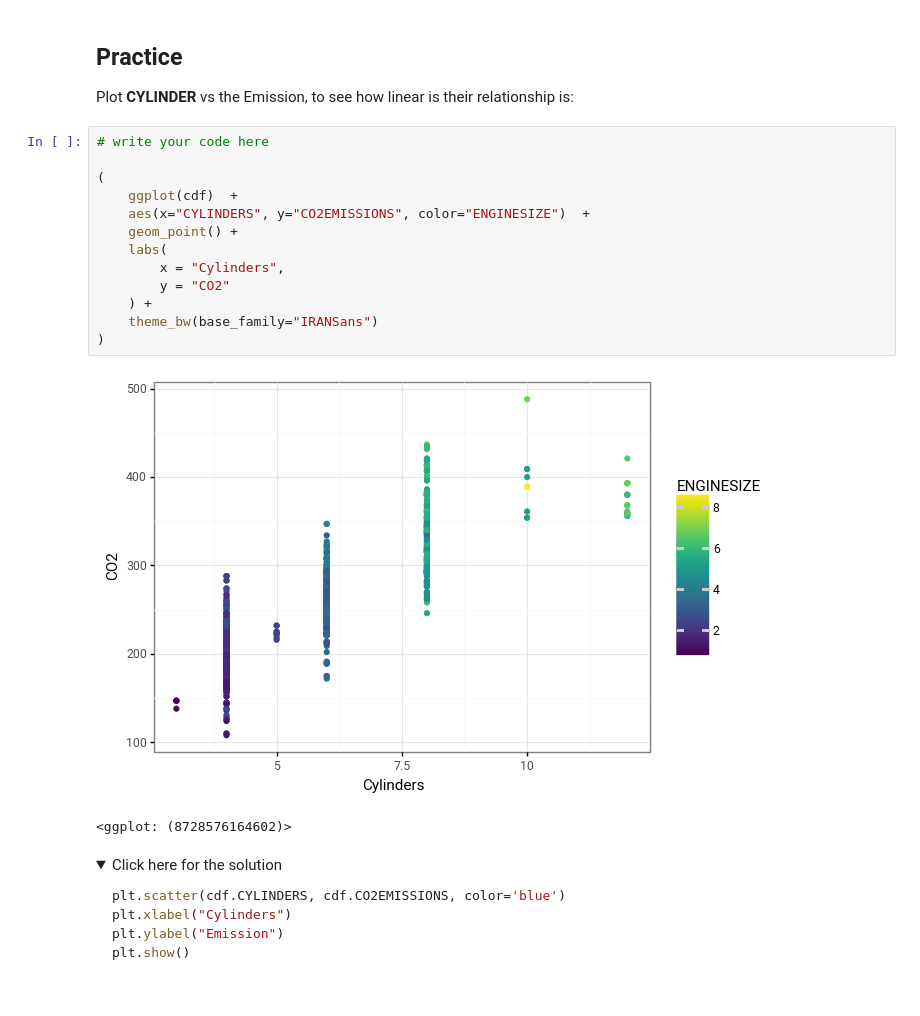
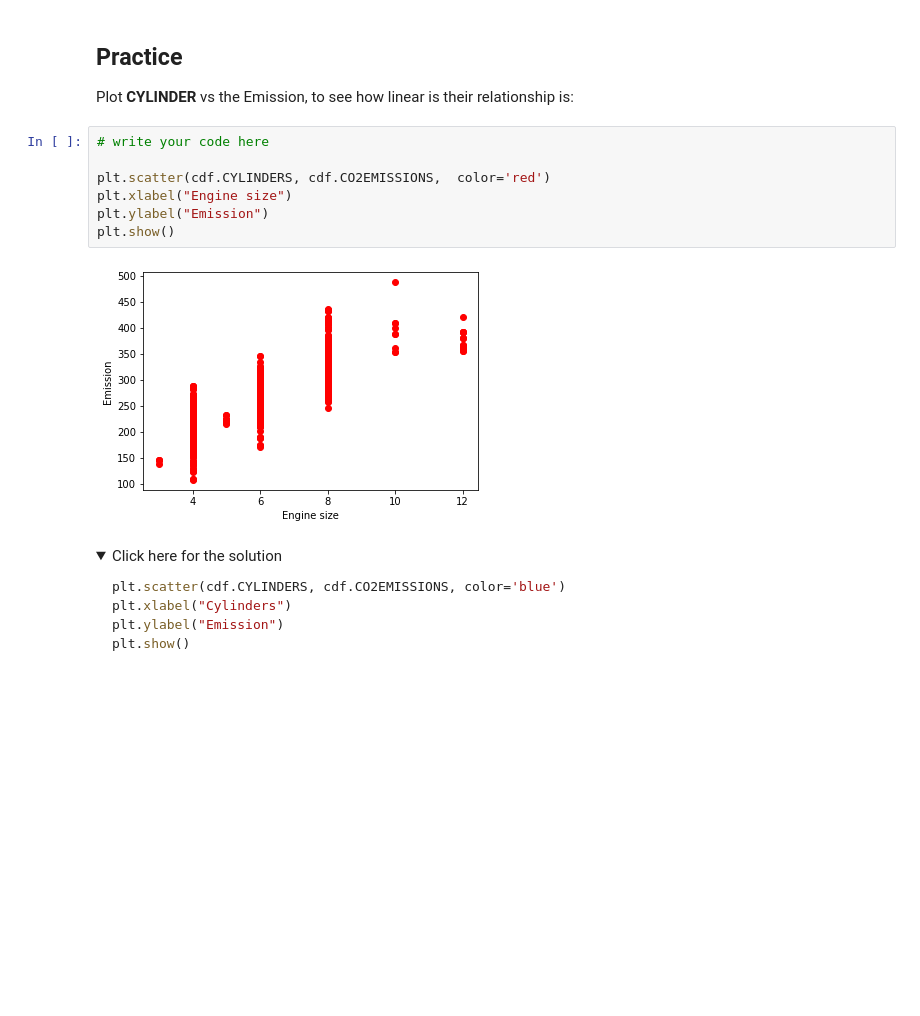
Before and after one commit to mohsenebrahimyir/machine-learning-with-py-r, a Jupyter notebook: py/ipynb/ML0101EN-Reg-Simple-Linear-Regression-Co2.ipynb, the cells around one changed output. Drawn from its saved outputs; the diff is of its cells as text; folded sections open; blank space fills up the shorter version.

```diff
--- a/py/ipynb/ML0101EN-Reg-Simple-Linear-Regression-Co2.ipynb
+++ b/py/ipynb/ML0101EN-Reg-Simple-Linear-Regression-Co2.ipynb
@@ -138,22 +122,15 @@ plt.show()
 ## Practice
 
 Plot **CYLINDER** vs the Emission, to see how linear is their relationship is:
-# %%
-# write your code here
-
-(
-    ggplot(cdf)  +
-    aes(x="CYLINDERS", y="CO2EMISSIONS", color="ENGINESIZE")  +
-    geom_point() +
-    labs(
-        x = "Cylinders",
-        y = "CO2"
-    ) +
-    theme_bw(base_family="IRANSans")
-)
-# %% [output]
-[figure, removed]
-<ggplot: (8728576164602)>
+# %%
+# write your code here
+
+plt.scatter(cdf.CYLINDERS, cdf.CO2EMISSIONS,  color='red')
+plt.xlabel("Engine size")
+plt.ylabel("Emission")
+plt.show()
+# %% [output]
+[figure, added]
 # %% [markdown]
 <details><summary>Click here for the solution</summary>
 
```
Also changed, not shown: parts of 11 cells of this notebook, 1 other file.
